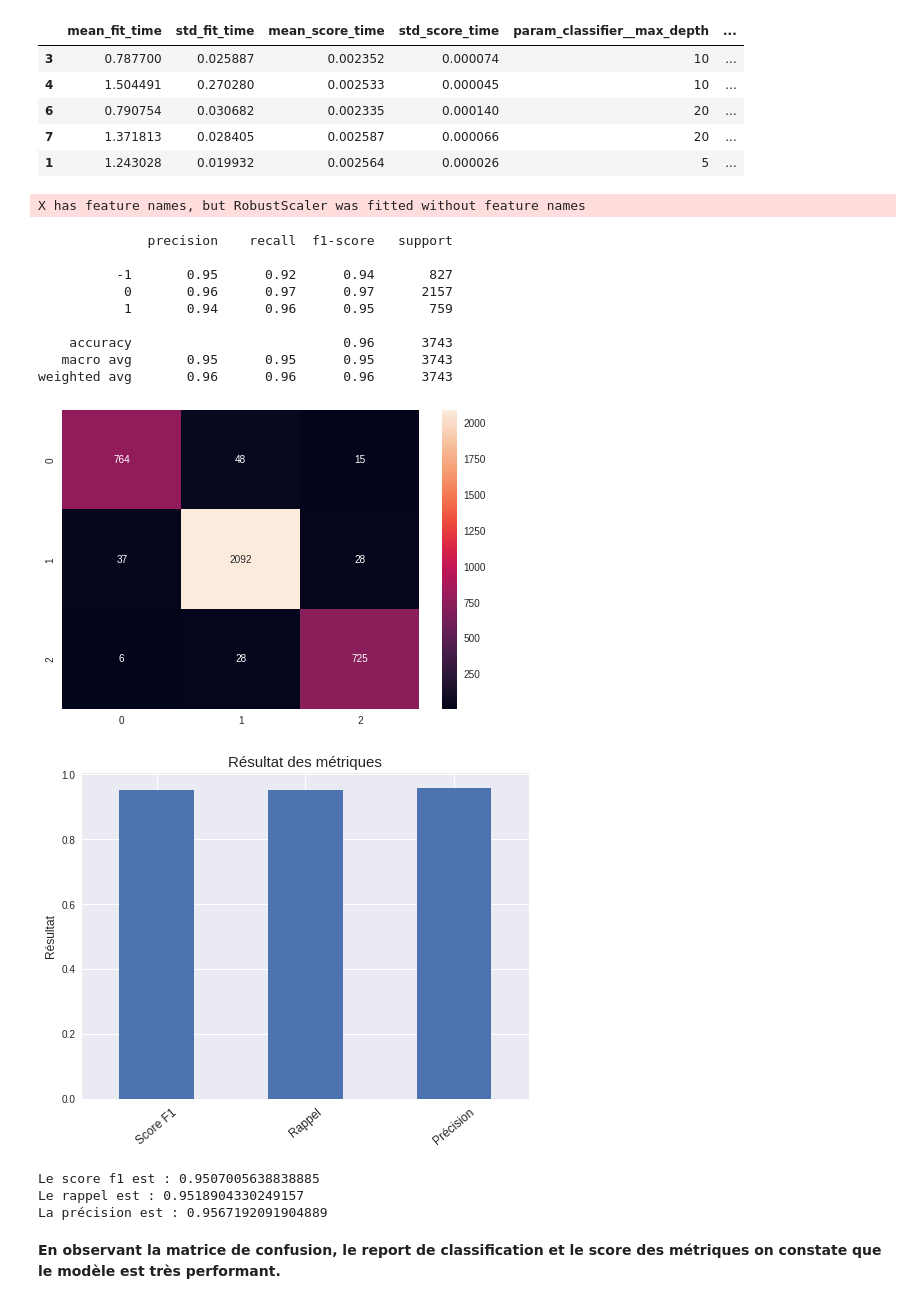
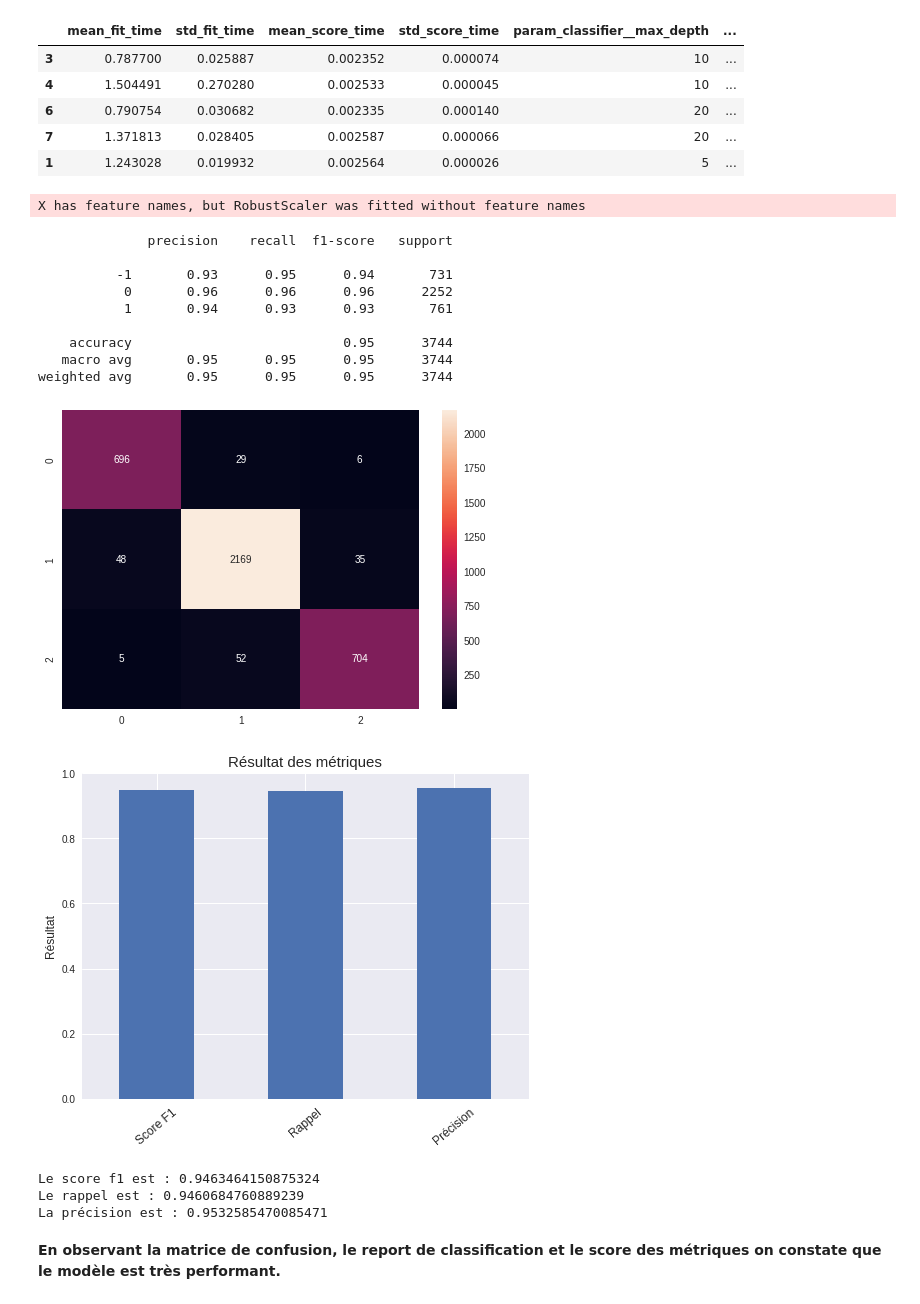
Before and after one commit to Soyouzzz1986/time_series_trading, a Jupyter notebook: notebook_modelisation.ipynb, the cells around one changed output. Drawn from its saved outputs; the diff is of its cells as text; code cells hidden in the pictures.

```diff
--- a/notebook_modelisation.ipynb
+++ b/notebook_modelisation.ipynb
@@ -201,13 +213,25 @@ param1 = {'classifier__n_estimators' : [25, 50, 100],
 # %%
-gs1 = GridSearchCV(estimator=pipeline_xgb,
+from sklearn.pipeline import Pipeline
+# Pipeline
+clf = XGBClassifier()
+pipeline_xgb = Pipeline([('scale', RobustScaler()),
+                         ('classifier', clf)])
+
+# Variables pour les hyperparamètres
+param1 = {'classifier__n_estimators' : [25, 50, 100],
+          'classifier__max_depth' : [5, 10, 20],
+          'classifier__learning_rate' : [0.05, 0.1, 0.15]}
+
+# Grid Search Cv
+gs = GridSearchCV(estimator=pipeline_xgb,
                    param_grid=param1,
                    cv=5,
                    n_jobs=-1)
 
-start1 = time.time()
-gs1.fit(X_train_imp[], y_train[].ravel())
-stop1 = time.time()
+start = time.time()
+gs.fit(X_train_imp[:2000], y_train[:2000].ravel())
+stop = time.time()
 
-vitesse_xgb = stop1-start1
+vitesse_xgb = stop-start
 print("Durée de l'optimisation (en sec):", vitesse_xgb)
 # %% [output]
@@ -229,27 +253,27 @@ Modlèle le plus performant : {'classifier__max_depth': 10, 'classifier__n_estim
 | 1 | 1.243028 | 0.019932 | 0.002564 | 0.000026 | 5 | ... |
 # %%
 # Prédictions sur le test set
-pred_xgb = gs1.predict(X_test)
+pred_xgb = gs.predict(X_test)
 
 # Rapport de classification
 cr = classification_report(pred_xgb, y_test)
 print(cr)
 
 # Matrice de confusion
 cm = confusion_matrix(pred_xgb, y_test)
 f = sns.heatmap(cm, annot=True, fmt='d')
 # %% [output]
 X has feature names, but RobustScaler was fitted without feature names
               precision    recall  f1-score   support
 
-          -1       0.95      0.92      0.94       827
-           0       0.96      0.97      0.97      2157
-           1       0.94      0.96      0.95       759
+          -1       0.93      0.95      0.94       731
+           0       0.96      0.96      0.96      2252
+           1       0.94      0.93      0.93       761
 
-    accuracy                           0.96      3743
-   macro avg       0.95      0.95      0.95      3743
-weighted avg       0.96      0.96      0.96      3743
+    accuracy                           0.95      3744
+   macro avg       0.95      0.95      0.95      3744
+weighted avg       0.95      0.95      0.95      3744
-[figure, old version]
+[figure, new version]
 # %%
 # Scores des métriques
 score_f1_xgb = f1_score(y_test, pred_xgb, average='macro')
@@ -274,9 +298,9 @@ print('Le rappel est :', score_recall_xgb)
 print('La précision est :', score_accuracy_xgb)
 # %% [output]
 [figure]
-Le score f1 est : 0.9507005638838885
-Le rappel est : 0.9518904330249157
-La précision est : 0.9567192091904889
+Le score f1 est : 0.9463464150875324
+Le rappel est : 0.9460684760889239
+La précision est : 0.9532585470085471
 # %% [markdown]
 **En observant la matrice de confusion, le report de classification et le score des métriques on constate que le modèle est très performant.**
 # %% [markdown]
```
Also changed, not shown: parts of 16 cells of this notebook, 2 other files.
